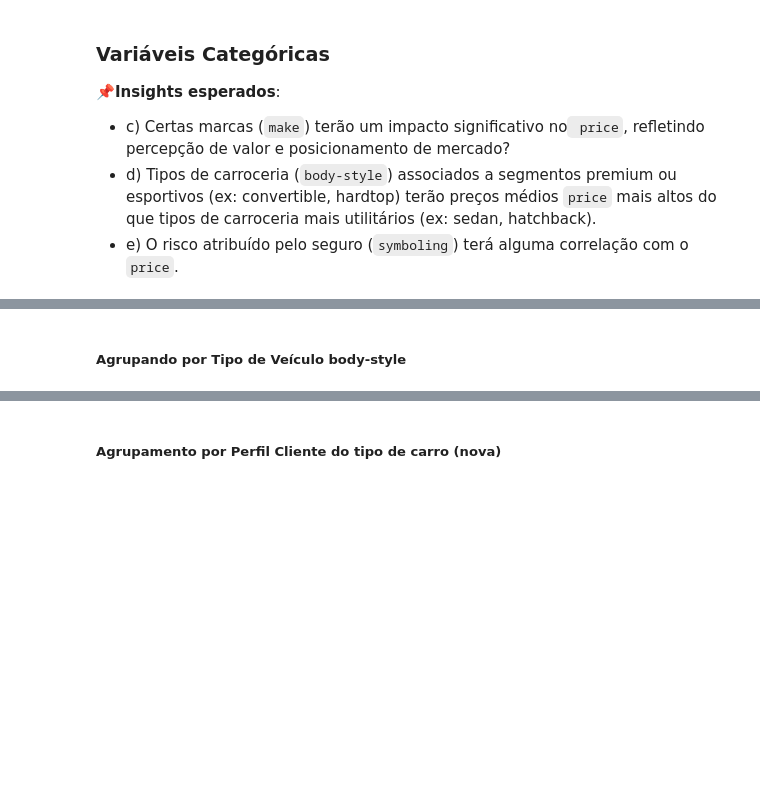
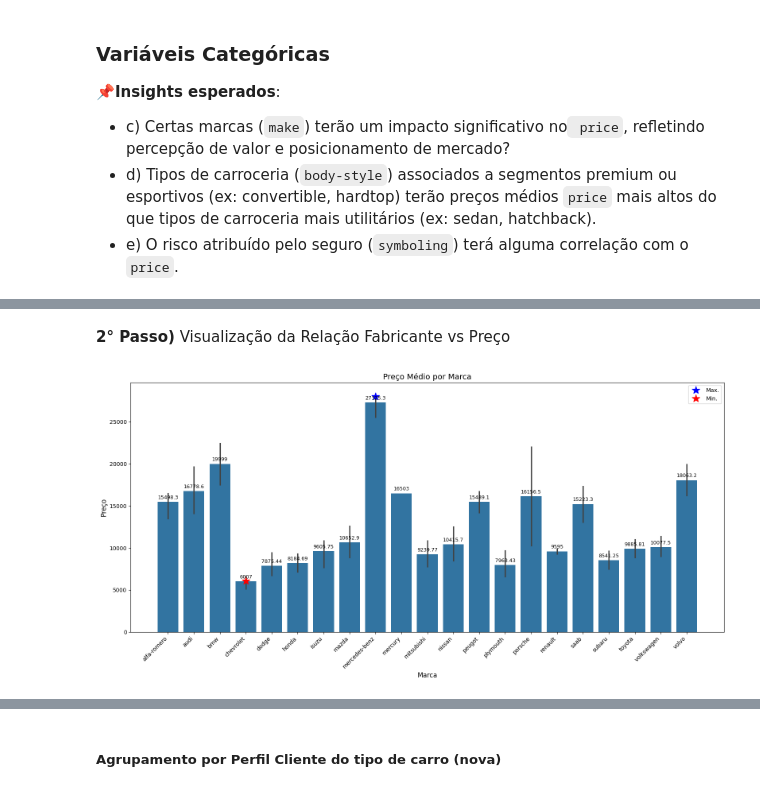
Before and after one commit to reynancs/car_price_prediction, a Jupyter notebook: notebooks/2.1-rc-eda-cleaned.ipynb, the cells around one changed output, grey strips where cells are left out. Saved outputs shown, nothing was run; the diff lists cells and outputs as text; code cells hidden in the pictures; blank space fills up the shorter version.

Commit message:
data exploratory step - categorical features

```diff
--- a/notebooks/2.1-rc-eda-cleaned.ipynb
+++ b/notebooks/2.1-rc-eda-cleaned.ipynb
@@ -276,2 +365,36 @@ df_group_by_make
-# %% [markdown]
-##### Agrupando por Tipo de Veículo body-style
+# %% [markdown]
+**2° Passo)** Visualização da Relação Fabricante vs Preço
+# %%
+# Gráfico de Barras
+
+# Preço Médio por Fabricante
+fig, ax = plt.subplots(figsize=(16, 8))
+
+sns.barplot(data=df, x='make', y='price', estimator='mean', ax=ax, errorbar='ci')
+ax.bar_label(ax.containers[0], fontsize=9, padding=3)
+ax.plot('mercedes-benz', 28000, "*", markersize=10, color="r")
+
+# Ajuste para melhorar a leitura dos rótulos no eixo X
+ax.set_xticklabels(ax.get_xticklabels(), rotation=45, ha='right', fontsize=10)
+
+# Títulos
+ax.set_title('Preço Médio por Marca', fontsize=14)
+ax.set_xlabel('Marca', fontsize=12)
+ax.set_ylabel('Preço', fontsize=12)
+
+# Destaca um ponto específico no gráfico
+ax.plot(
+    df['make'].unique().tolist().index('mercedes-benz'), 28000,
+    "*", markersize=15, color="blue", label='Max.'
+)
+
+ax.plot(
+    df['make'].unique().tolist().index('chevrolet'), 6100,
+    "*", markersize=15, color="red", label='Min.'
+)
+
+ax.legend()
+plt.tight_layout()
+plt.savefig('../reports/figures/eda_barplot_price_per_make')
+# %% [output]
+[figure, added]
```
Also changed, not shown: parts of 26 cells of this notebook, 4 other files.
